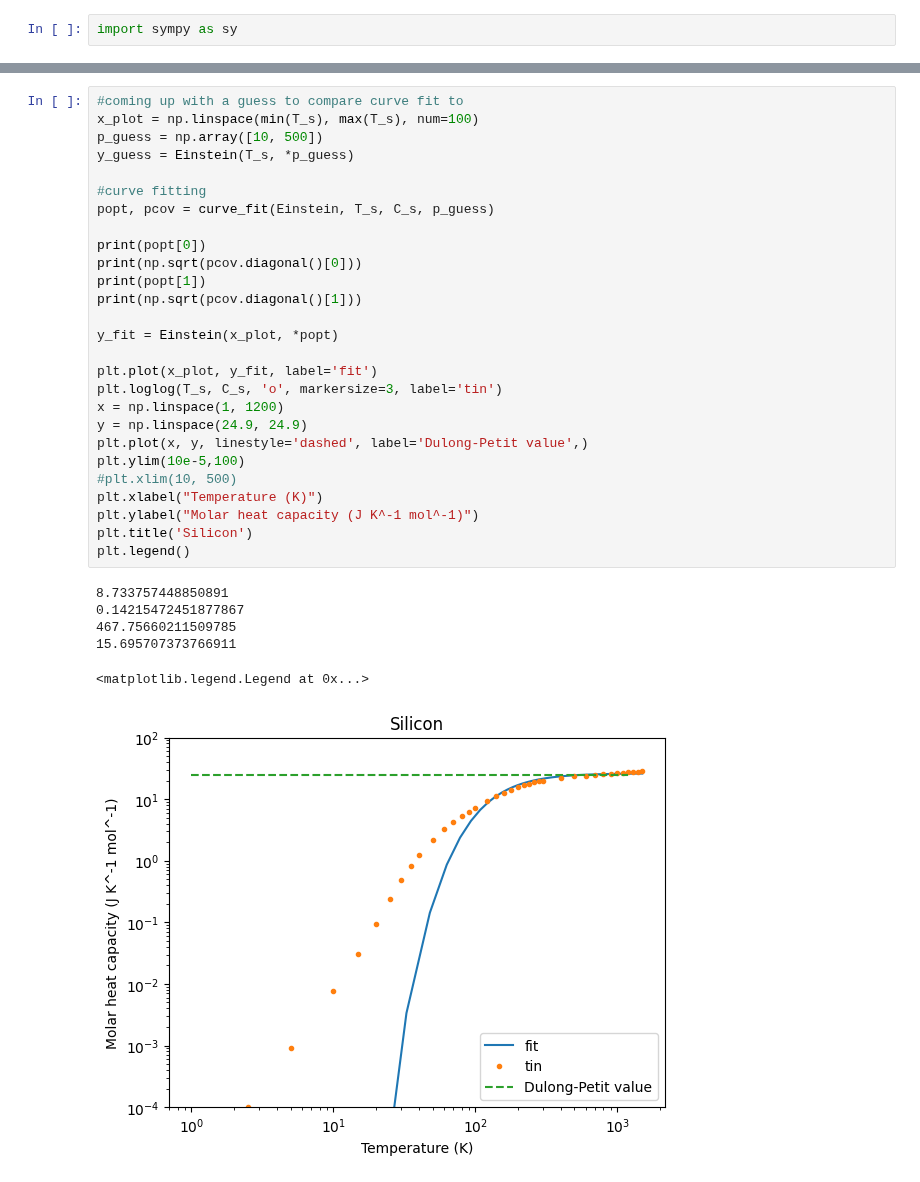
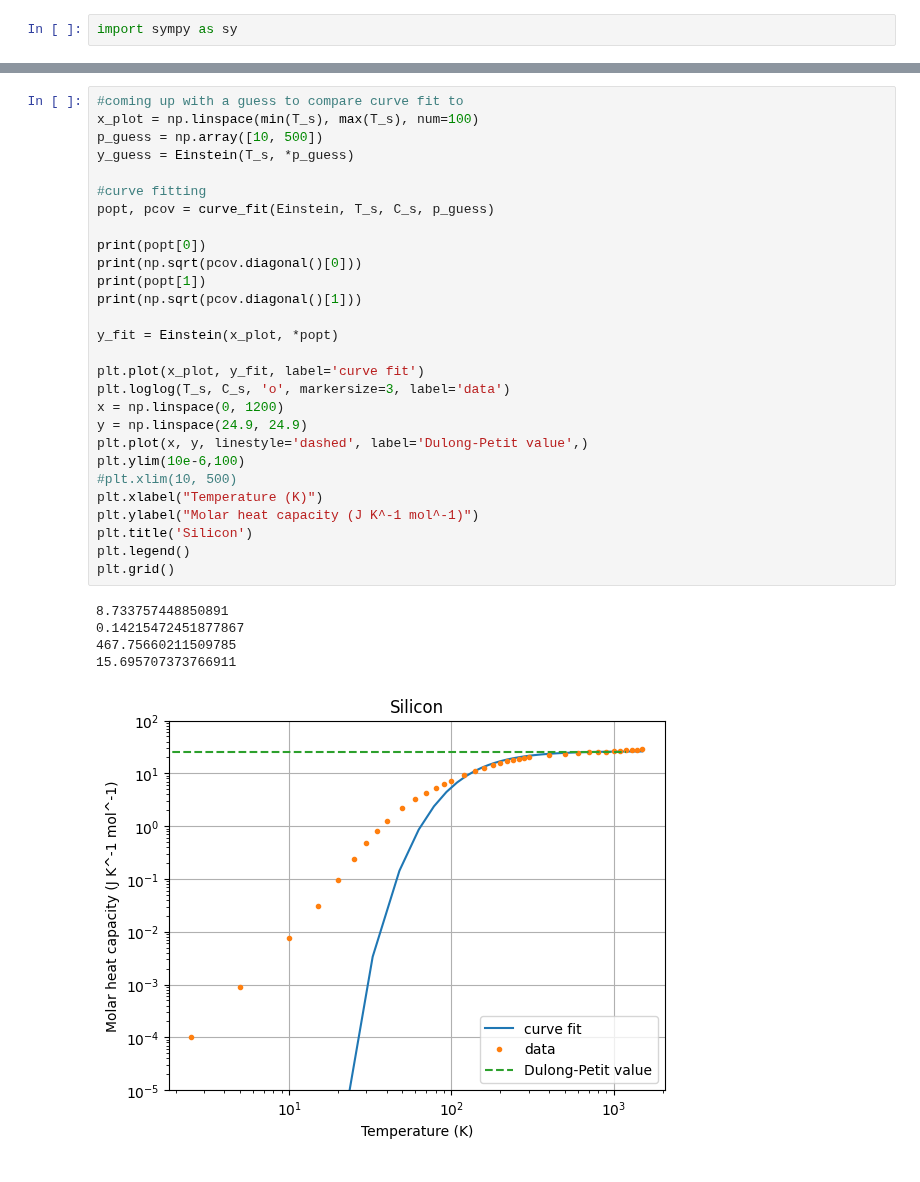
Before and after one commit to Clarke-Henshaw-Miles/extra, a Jupyter notebook: turtle_tree_colab.ipynb, the cells around one changed output, grey strips where cells are left out. Saved outputs shown, nothing was run; the diff lists cells and outputs as text.

```diff
--- a/turtle_tree_colab.ipynb
+++ b/turtle_tree_colab.ipynb
@@ -172,37 +191,37 @@ plt.legend()
 # %%
 #coming up with a guess to compare curve fit to
 x_plot = np.linspace(min(T_s), max(T_s), num=100)
 p_guess = np.array([10, 500])
 y_guess = Einstein(T_s, *p_guess)
 
 #curve fitting
 popt, pcov = curve_fit(Einstein, T_s, C_s, p_guess)
 
 print(popt[0])
 print(np.sqrt(pcov.diagonal()[0]))
 print(popt[1])
 print(np.sqrt(pcov.diagonal()[1]))
 
 y_fit = Einstein(x_plot, *popt)
 
-plt.plot(x_plot, y_fit, label='fit')
-plt.loglog(T_s, C_s, 'o', markersize=3, label='tin')
-x = np.linspace(1, 1200)
+plt.plot(x_plot, y_fit, label='curve fit')
+plt.loglog(T_s, C_s, 'o', markersize=3, label='data')
+x = np.linspace(0, 1200)
 y = np.linspace(24.9, 24.9)
 plt.plot(x, y, linestyle='dashed', label='Dulong-Petit value',)
-plt.ylim(10e-5,100)
+plt.ylim(10e-6,100)
 #plt.xlim(10, 500)
 plt.xlabel("Temperature (K)")
 plt.ylabel("Molar heat capacity (J K^-1 mol^-1)")
 plt.title('Silicon')
 plt.legend()
+plt.grid()
 # %% [output]
 8.733757448850891
 0.14215472451877867
 467.75660211509785
 15.695707373766911
-<matplotlib.legend.Legend at 0x...>
-[figure, old version]
+[figure, new version]
 # %%
 #coming up with a guess to compare curve fit to
 x_plot = np.linspace(min(T_d), max(T_d), num=100)
```
Also changed, not shown: parts of 14 cells of this notebook.
